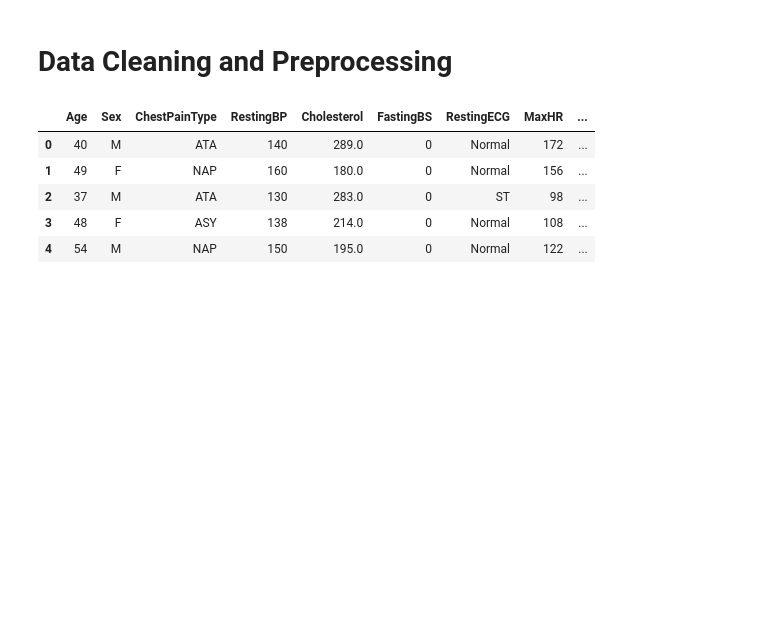
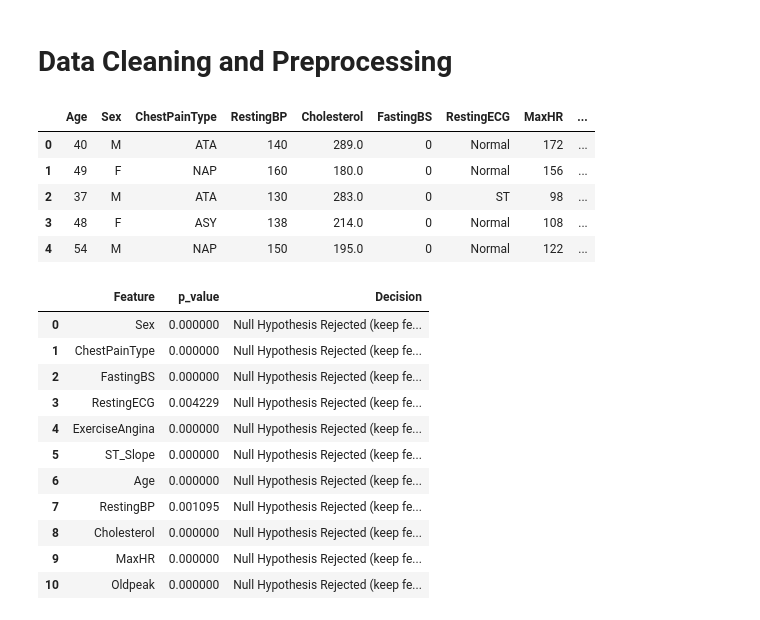
Before and after one commit to Soumyadip778/Machine_Learning_Series, a Jupyter notebook: ML_part1/heart.ipynb, the cells around one changed output. Saved outputs shown, nothing was run; the diff lists cells and outputs as text; code cells hidden in the pictures; blank space fills up the shorter version.

```diff
--- a/ML_part1/heart.ipynb
+++ b/ML_part1/heart.ipynb
@@ -216,7 +216,7 @@ df2.head()
 # %%
 cat_cols = ['Sex' , 'ChestPainType' , 'FastingBS' , 'RestingECG' , 'ExerciseAngina' , 'ST_Slope' ]
 # %%
-cont_cols = [ 'Age' , 'RestingBP' , 'Cholesterol' , 'MaxHR' , 'Oldpeak']
+num_cols = [ 'Age' , 'RestingBP' , 'Cholesterol' , 'MaxHR' , 'Oldpeak']
 results_df = []
 # %%
 from scipy.stats import chi2_contingency
@@ -226,6 +226,33 @@ for col in cat_cols:
     chi2, p, dof, ex = chi2_contingency(table)
     results_df.append({
     'Feature' : col ,
-    'p_value' : p ,
+    'p_value' : round(p , 6) ,
     'Decision' : "Null Hypothesis Rejected (keep feature)" if p < 0.05 else "Null Hypothesis Accepted(drop feature)"
 })
+# %%
+from scipy.stats import pointbiserialr
+
+for col in num_cols:
+    corr, p = pointbiserialr(df[col], df['HeartDisease'])
+    results_df.append({
+    'Feature' : col ,
+    'p_value' : round(p , 6 ) ,
+    'Decision' : "Null Hypothesis Rejected (keep feature)" if p < 0.05 else "Null Hypothesis Accepted(drop feature)"
+})
+# %%
+results_df = pd.DataFrame(results_df)
+# %%
+results_df
+# %% [output]
+|  | Feature | p_value | Decision |
+| 0 | Sex | 0.000000 | Null Hypothesis Rejected (keep fe... |
+| 1 | ChestPainType | 0.000000 | Null Hypothesis Rejected (keep fe... |
+| 2 | FastingBS | 0.000000 | Null Hypothesis Rejected (keep fe... |
+| 3 | RestingECG | 0.004229 | Null Hypothesis Rejected (keep fe... |
+| 4 | ExerciseAngina | 0.000000 | Null Hypothesis Rejected (keep fe... |
+| 5 | ST_Slope | 0.000000 | Null Hypothesis Rejected (keep fe... |
+| 6 | Age | 0.000000 | Null Hypothesis Rejected (keep fe... |
+| 7 | RestingBP | 0.001095 | Null Hypothesis Rejected (keep fe... |
+| 8 | Cholesterol | 0.000000 | Null Hypothesis Rejected (keep fe... |
+| 9 | MaxHR | 0.000000 | Null Hypothesis Rejected (keep fe... |
+| 10 | Oldpeak | 0.000000 | Null Hypothesis Rejected (keep fe... |
```
